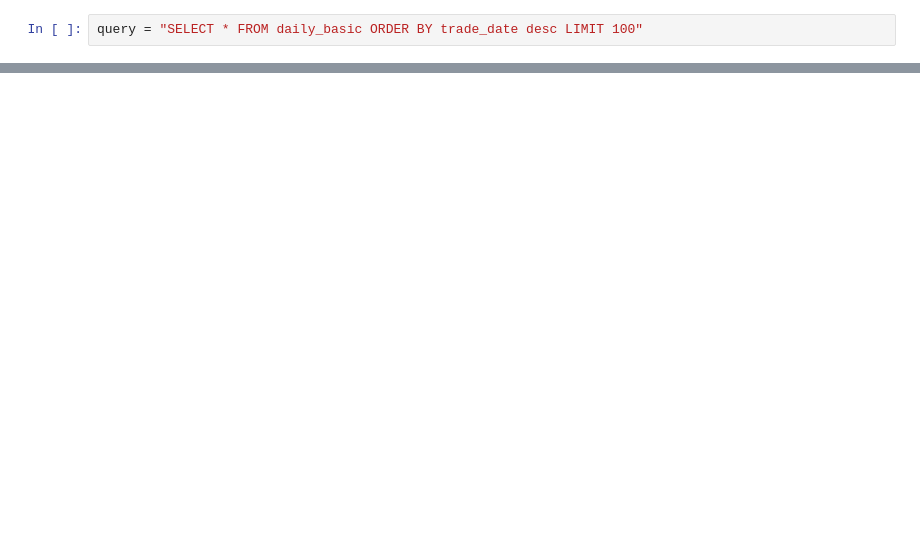
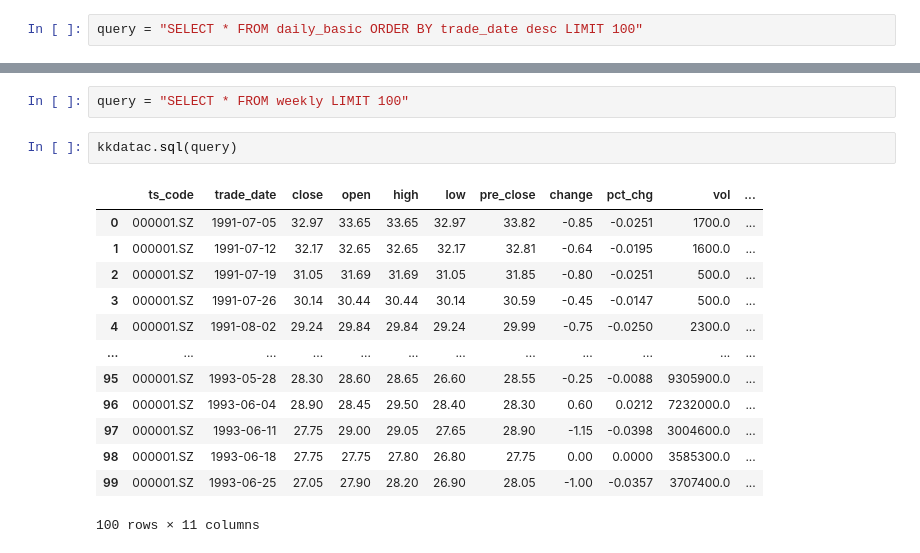
Before and after one commit to KAKIQUANT/kkdatac, a Jupyter notebook: examples/introduction.ipynb, the cells around one changed output, grey strips where cells are left out. Saved outputs shown, nothing was run; the diff lists cells and outputs as text; blank space fills up the shorter version.

```diff
--- a/examples/introduction.ipynb
+++ b/examples/introduction.ipynb
@@ -47 +47,19 @@ kkdatac.sql(query)
 100 rows × 19 columns
+# %%
+query = "SELECT * FROM weekly LIMIT 100"
+# %%
+kkdatac.sql(query)
+# %% [output]
+|  | ts_code | trade_date | close | open | high | low | pre_close | change | pct_chg | vol | ... |
+| 0 | 000001.SZ | 1991-07-05 | 32.97 | 33.65 | 33.65 | 32.97 | 33.82 | -0.85 | -0.0251 | 1700.0 | ... |
+| 1 | 000001.SZ | 1991-07-12 | 32.17 | 32.65 | 32.65 | 32.17 | 32.81 | -0.64 | -0.0195 | 1600.0 | ... |
+| 2 | 000001.SZ | 1991-07-19 | 31.05 | 31.69 | 31.69 | 31.05 | 31.85 | -0.80 | -0.0251 | 500.0 | ... |
+| 3 | 000001.SZ | 1991-07-26 | 30.14 | 30.44 | 30.44 | 30.14 | 30.59 | -0.45 | -0.0147 | 500.0 | ... |
+| 4 | 000001.SZ | 1991-08-02 | 29.24 | 29.84 | 29.84 | 29.24 | 29.99 | -0.75 | -0.0250 | 2300.0 | ... |
+| ... | ... | ... | ... | ... | ... | ... | ... | ... | ... | ... | ... |
+| 95 | 000001.SZ | 1993-05-28 | 28.30 | 28.60 | 28.65 | 26.60 | 28.55 | -0.25 | -0.0088 | 9305900.0 | ... |
+| 96 | 000001.SZ | 1993-06-04 | 28.90 | 28.45 | 29.50 | 28.40 | 28.30 | 0.60 | 0.0212 | 7232000.0 | ... |
+| 97 | 000001.SZ | 1993-06-11 | 27.75 | 29.00 | 29.05 | 27.65 | 28.90 | -1.15 | -0.0398 | 3004600.0 | ... |
+| 98 | 000001.SZ | 1993-06-18 | 27.75 | 27.75 | 27.80 | 26.80 | 27.75 | 0.00 | 0.0000 | 3585300.0 | ... |
+| 99 | 000001.SZ | 1993-06-25 | 27.05 | 27.90 | 28.20 | 26.90 | 28.05 | -1.00 | -0.0357 | 3707400.0 | ... |
+100 rows × 11 columns
```
Also changed, not shown: parts of 6 cells of this notebook, 1 other file.
